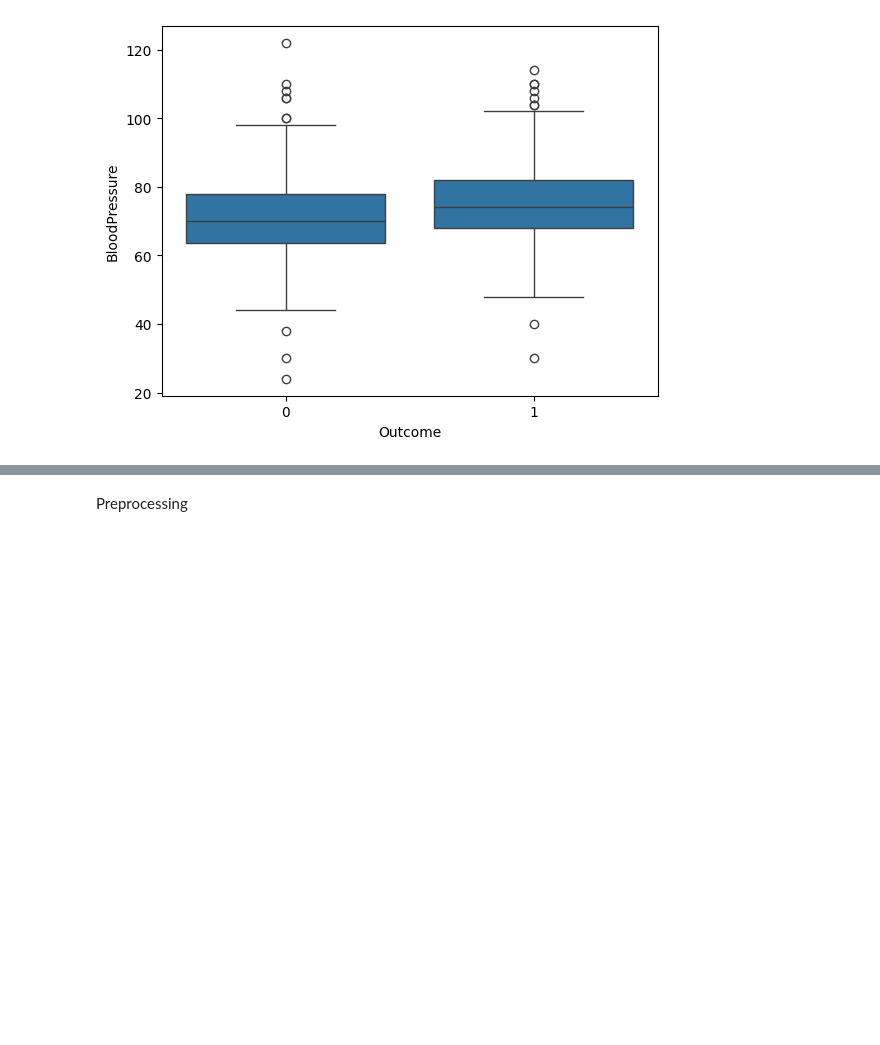
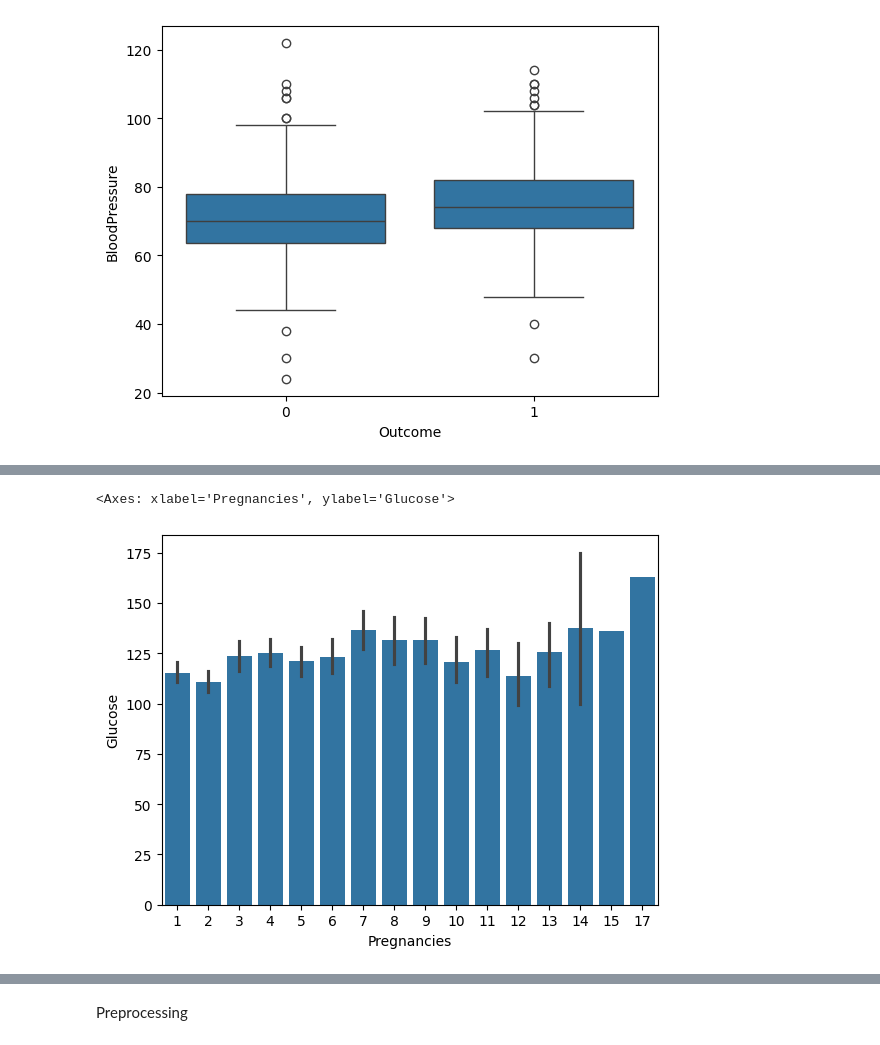
Before and after one commit to Mortti11/Introduction-Machine-Learning, a Jupyter notebook: logistic_regression/logistic.ipynb, the cells around one changed output, grey strips where cells are left out. Saved outputs shown, nothing was run; the diff lists cells and outputs as text; code cells hidden in the pictures; blank space fills up the shorter version.

```diff
--- a/logistic_regression/logistic.ipynb
+++ b/logistic_regression/logistic.ipynb
@@ -131,3 +164,10 @@ sn.boxplot(x='Outcome', y='BloodPressure', data=df)
+# %%
+# Let's find the relationship between the number of pregnancies and Glucose level
+df_filtered = df[df['Pregnancies'] > 0]
+sns.barplot(x='Pregnancies', y='Glucose', data=df_filtered)
+# %% [output]
+<Axes: xlabel='Pregnancies', ylabel='Glucose'>
+[figure, added]
 # %%
 # Relationship Between Age and BMI
 sn.scatterplot(x='Age', y='BMI', data=df, hue='Outcome')
```
Also changed, not shown: parts of 60 cells of this notebook, 16 other files.
